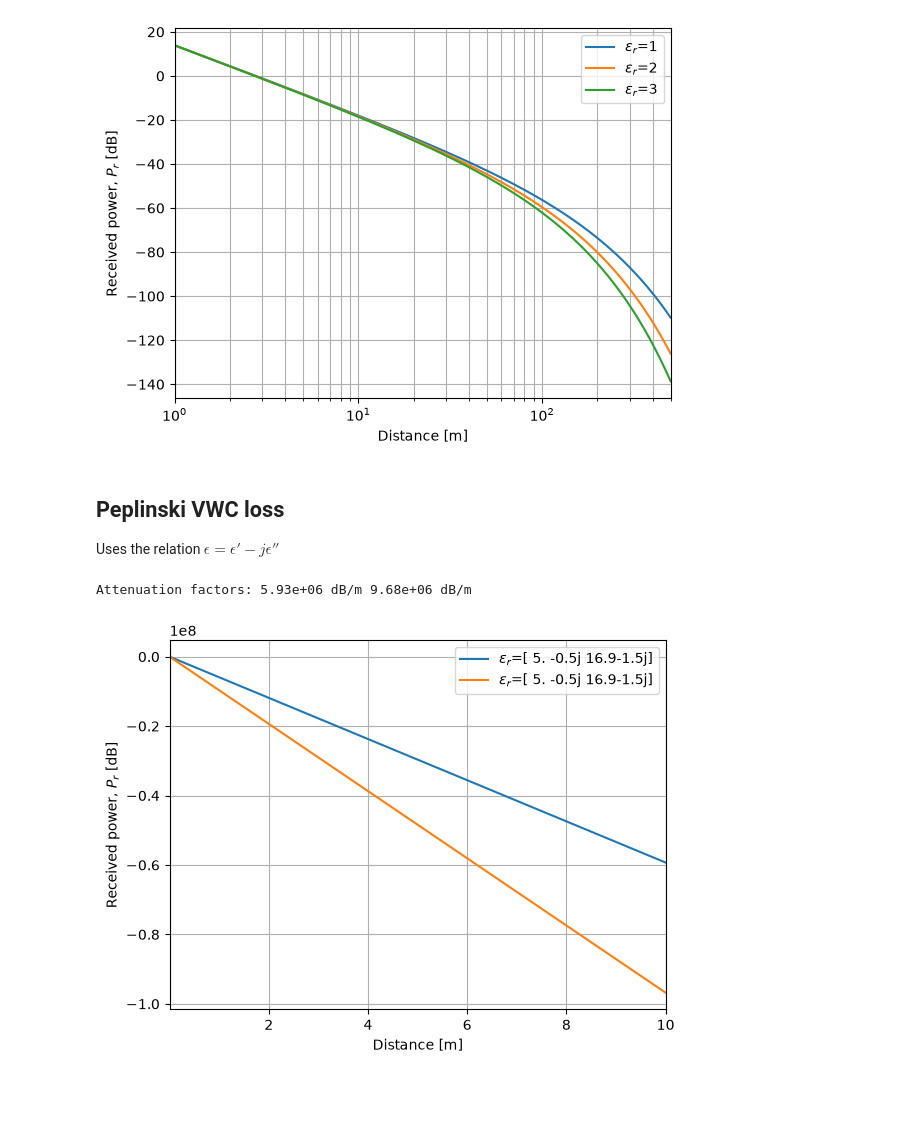
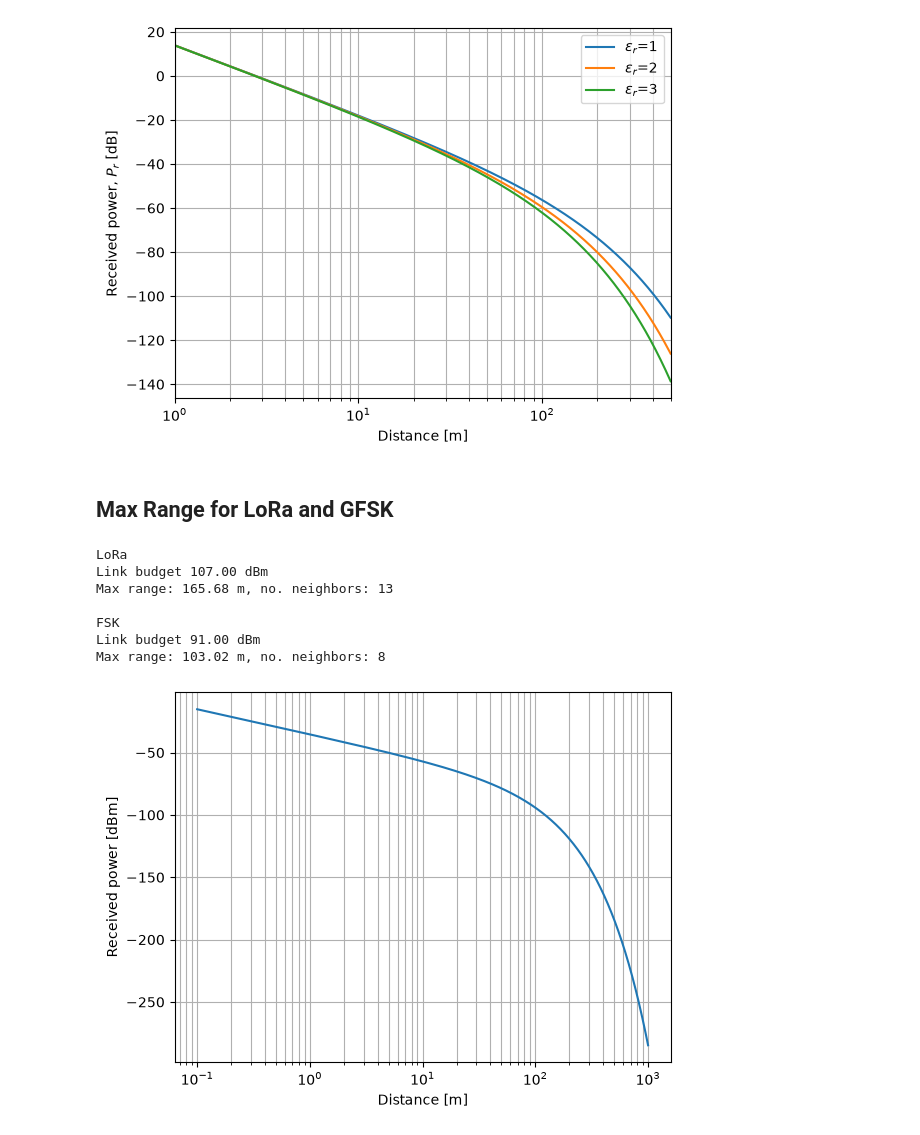
Before and after one commit to CKjaer/district-heating-multihop-sim, a Jupyter notebook: napkin/p2p_path_loss.ipynb, the cells around one changed output. Cells and saved outputs as stored; diff of their text form; code cells hidden in the pictures; blank space fills up the shorter version.

```diff
--- a/napkin/p2p_path_loss.ipynb
+++ b/napkin/p2p_path_loss.ipynb
@@ -78,29 +78,57 @@ plt.show()
 # %% [output]
 Attenuation factors: 0.08 dB/m 0.11 dB/m 0.14 dB/m
 [figure]
-# %% [markdown]
-## Peplinski VWC loss
-
-Uses the relation $\epsilon = \epsilon' - j\epsilon''$
-# %%
-epsilon_vwc = np.array([5 - 1j*0.5, 16.9 - 1j*1.5]) # 5% and 25% VWC @1.3GHz
-gamma_dB = 1j * omega * np.sqrt(mu * epsilon_vwc) * 20/np.log(10)
-alpha_dB = gamma_dB.real
-print("Attenuation factors:", end=" ")
-for val in alpha_dB:
-    print(f"{val:.2e} dB/m", end=" ")
-
-distances = np.linspace(1e-3, 10, 1000)
-
-for alpha, epsilon in zip(alpha_dB, epsilon_vwc):
-    path_loss = rx_power_dB(distances, FREQUENCY, alpha)
-    plt.plot(distances, path_loss, label=f"$\\epsilon_r$={epsilon_vwc}")
-plt.xlabel("Distance [m]")
-plt.ylabel("Received power, $P_r$ [dB]")
-plt.grid(True, which="both")
-plt.legend()
-plt.xlim(min(distances), max(distances))
-plt.show()
-# %% [output]
-Attenuation factors: 5.93e+06 dB/m 9.68e+06 dB/m
-[figure, removed]
+# %% [markdown]
+## Max Range for LoRa and GFSK
+# %%
+import sys
+from pathlib import Path
+
+sys.path.append(r"C:\Users\Christian\Desktop\lora_energysim_repos\district-heating-multihop-sim\framework")
+import matplotlib.pyplot as plt
+import numpy as np
+from scipy import optimize
+
+from config.loader import load_config
+from propagation_models import LogDistance, MaterialAttenuation
+
+config = load_config(Path(r"C:\Users\Christian\Desktop\lora_energysim_repos\district-heating-multihop-sim\configuration.yml"))
+
+log_distance = LogDistance(config.radio)
+alpha = MaterialAttenuation(config.radio, config.u2u)
+
+# SF6@500kHz BW with P_t=-4 dBm
+link_budget = config.radio.tx_power - config.radio.rx_sensitivity
+f = lambda d: log_distance(d) + alpha(d) - link_budget
+max_dist = optimize.root_scalar(f, bracket=[0.1, 1500]).root
+print("LoRa")
+print(f"Link budget {link_budget:.2f} dBm")
+print(f"Max range: {max_dist:.2f} m, no. neighbors: {int(max_dist // 12)}")
+
+# FSK@62.5kHz BW
+P_tx = -1.0 # dBm
+sensitivity = -92
+link_budget = P_tx - sensitivity
+f = lambda d: log_distance(d) + alpha(d) - link_budget
+max_dist = optimize.root_scalar(f, bracket=[0.1, 1500]).root
+print("\nFSK")
+print(f"Link budget {link_budget:.2f} dBm")
+print(f"Max range: {max_dist:.2f} m, no. neighbors: {int(max_dist // 12)}")
+
+# Plot received power
+rx_power = lambda d: config.radio.tx_power - log_distance(d) - alpha(d)
+distances = np.linspace(0.1, 1000, 1000)
+plt.semilogx(distances, rx_power(distances))
+plt.xlabel("Distance [m]")
+plt.ylabel("Received power [dBm]")
+plt.grid(True, which="both")
+plt.show()
+# %% [output]
+LoRa
+Link budget 107.00 dBm
+Max range: 165.68 m, no. neighbors: 13
+
+FSK
+Link budget 91.00 dBm
+Max range: 103.02 m, no. neighbors: 8
+[figure, added]
```
Also changed, not shown: parts of 4 cells of this notebook, 3 other files.
